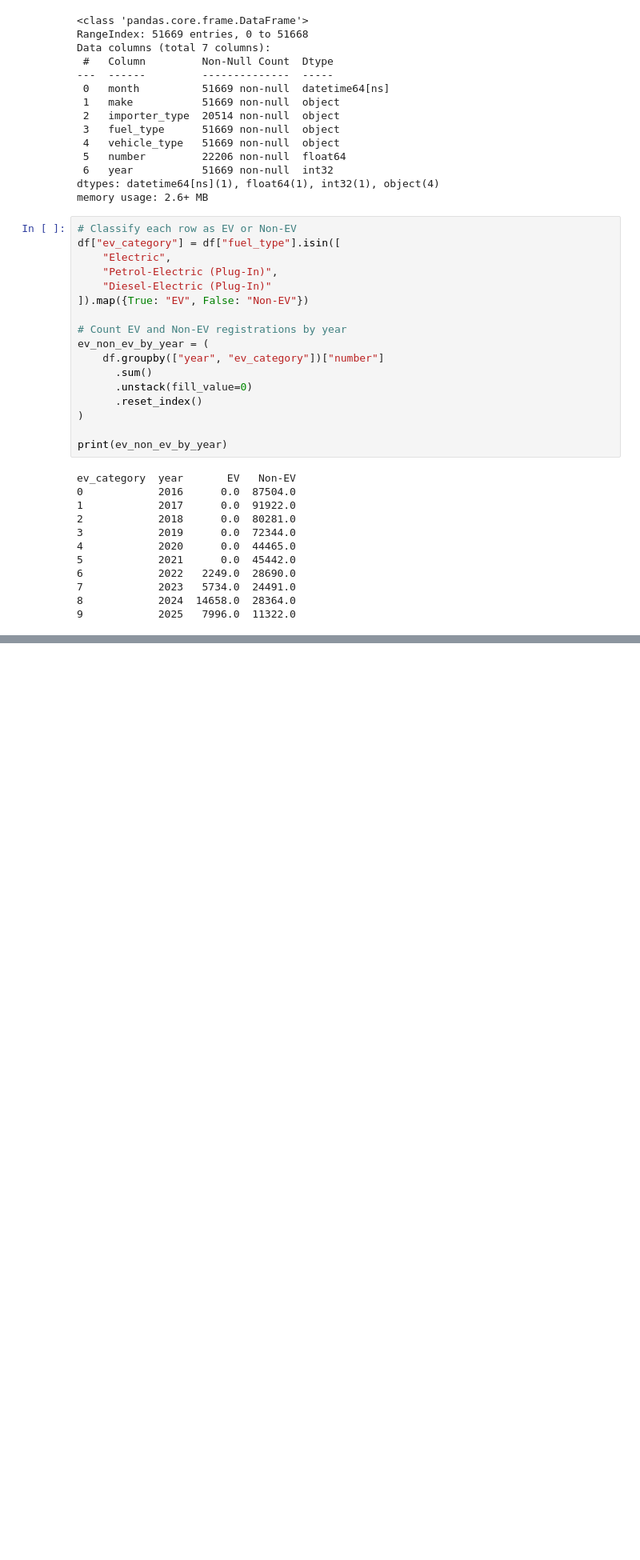
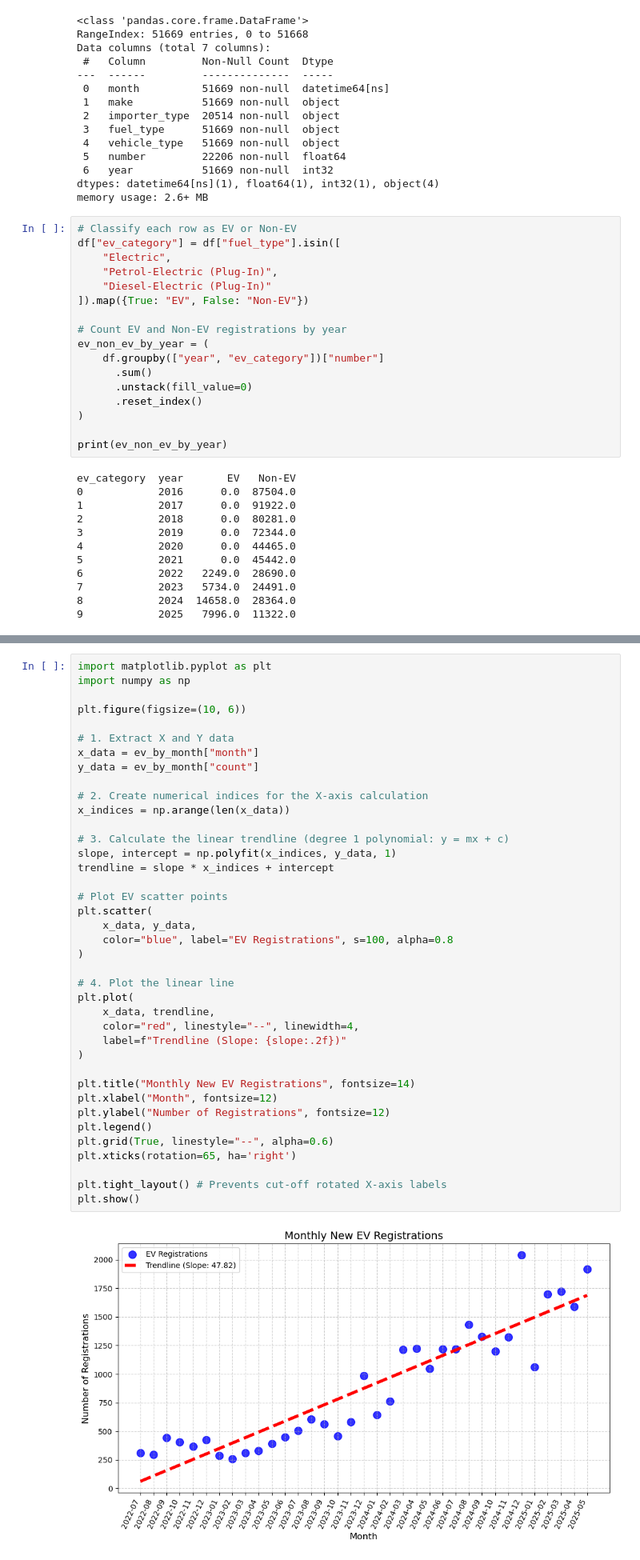
Before and after one commit to eric-ho-888/Project_2, a Jupyter notebook: new_car_reg_make.ipynb, the cells around one changed output, grey strips where cells are left out. Shown at 80% size. Cells and saved outputs as stored; diff of their text form; blank space fills up the shorter version.

Commit message:
improve graph

```diff
--- a/new_car_reg_make.ipynb
+++ b/new_car_reg_make.ipynb
@@ -257,0 +258,41 @@ plt.show()
+# %%
+import matplotlib.pyplot as plt
+import numpy as np
+
+plt.figure(figsize=(10, 6))
+
+# 1. Extract X and Y data
+x_data = ev_by_month["month"]
+y_data = ev_by_month["count"]
+
+# 2. Create numerical indices for the X-axis calculation
+x_indices = np.arange(len(x_data))
+
+# 3. Calculate the linear trendline (degree 1 polynomial: y = mx + c)
+slope, intercept = np.polyfit(x_indices, y_data, 1)
+trendline = slope * x_indices + intercept
+
+# Plot EV scatter points
+plt.scatter(
+    x_data, y_data,
+    color="blue", label="EV Registrations", s=100, alpha=0.8
+)
+
+# 4. Plot the linear line
+plt.plot(
+    x_data, trendline,
+    color="red", linestyle="--", linewidth=4,
+    label=f"Trendline (Slope: {slope:.2f})"
+)
+
+plt.title("Monthly New EV Registrations", fontsize=14)
+plt.xlabel("Month", fontsize=12)
+plt.ylabel("Number of Registrations", fontsize=12)
+plt.legend()
+plt.grid(True, linestyle="--", alpha=0.6)
+plt.xticks(rotation=65, ha='right')
+
+plt.tight_layout() # Prevents cut-off rotated X-axis labels
+plt.show()
+# %% [output]
+[figure, added]
```
Also changed, not shown: parts of 2 cells of this notebook, 1 other file.
